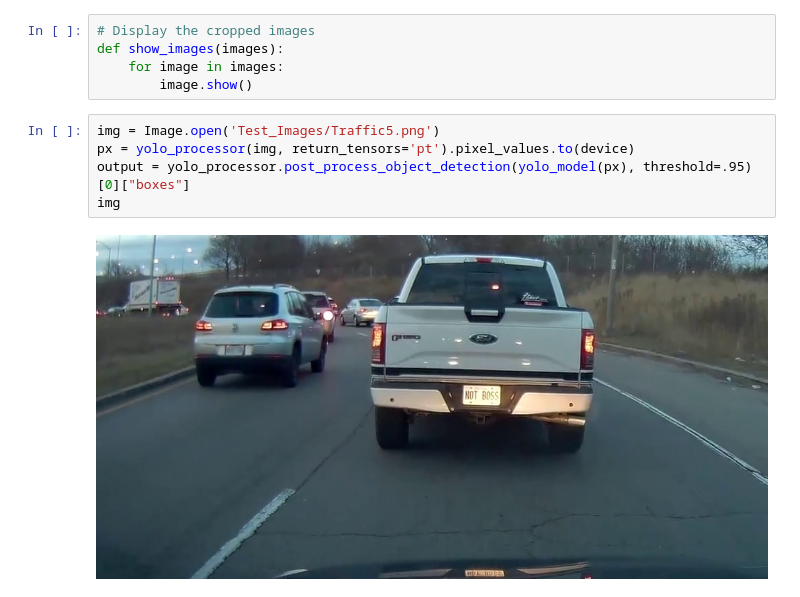
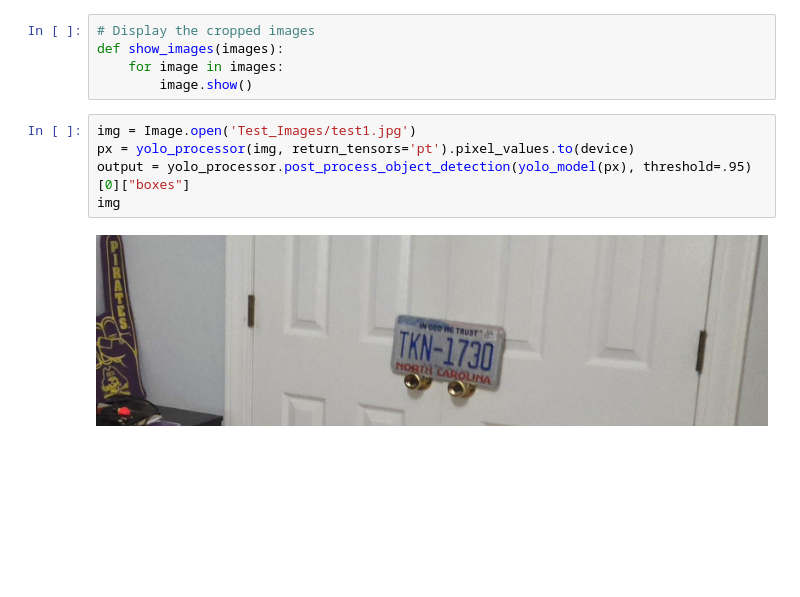
Before and after one commit to AlecLozano/Yolo_Trocr_License_Plate_Model, a Jupyter notebook: Model_Training/test.ipynb, the cells around one changed output. Cells and saved outputs as stored; diff of their text form; blank space fills up the shorter version.

```diff
--- a/Model_Training/test.ipynb
+++ b/Model_Training/test.ipynb
@@ -91,12 +91,12 @@ def show_images(images):
     for image in images:
         image.show()
 # %%
-img = Image.open('Test_Images/Traffic5.png')
+img = Image.open('Test_Images/test1.jpg')
 px = yolo_processor(img, return_tensors='pt').pixel_values.to(device)
 output = yolo_processor.post_process_object_detection(yolo_model(px), threshold=.95)[0]["boxes"]
 img
 # %% [output]
-[figure, old version]
+[figure, new version]
 # %%
 output
 # %% [output]
```
Also changed, not shown: parts of 4 cells of this notebook, 7 other files.
